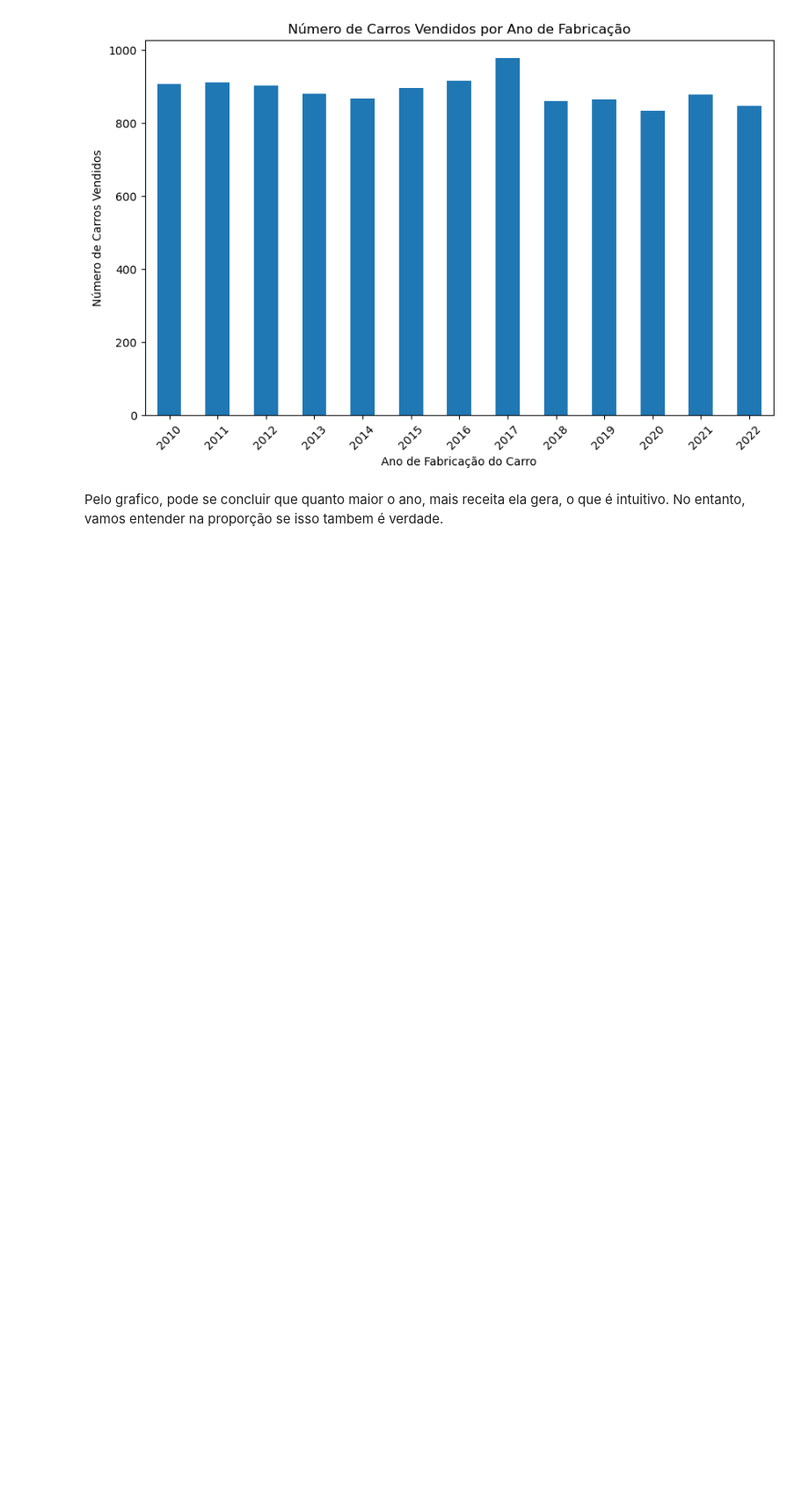
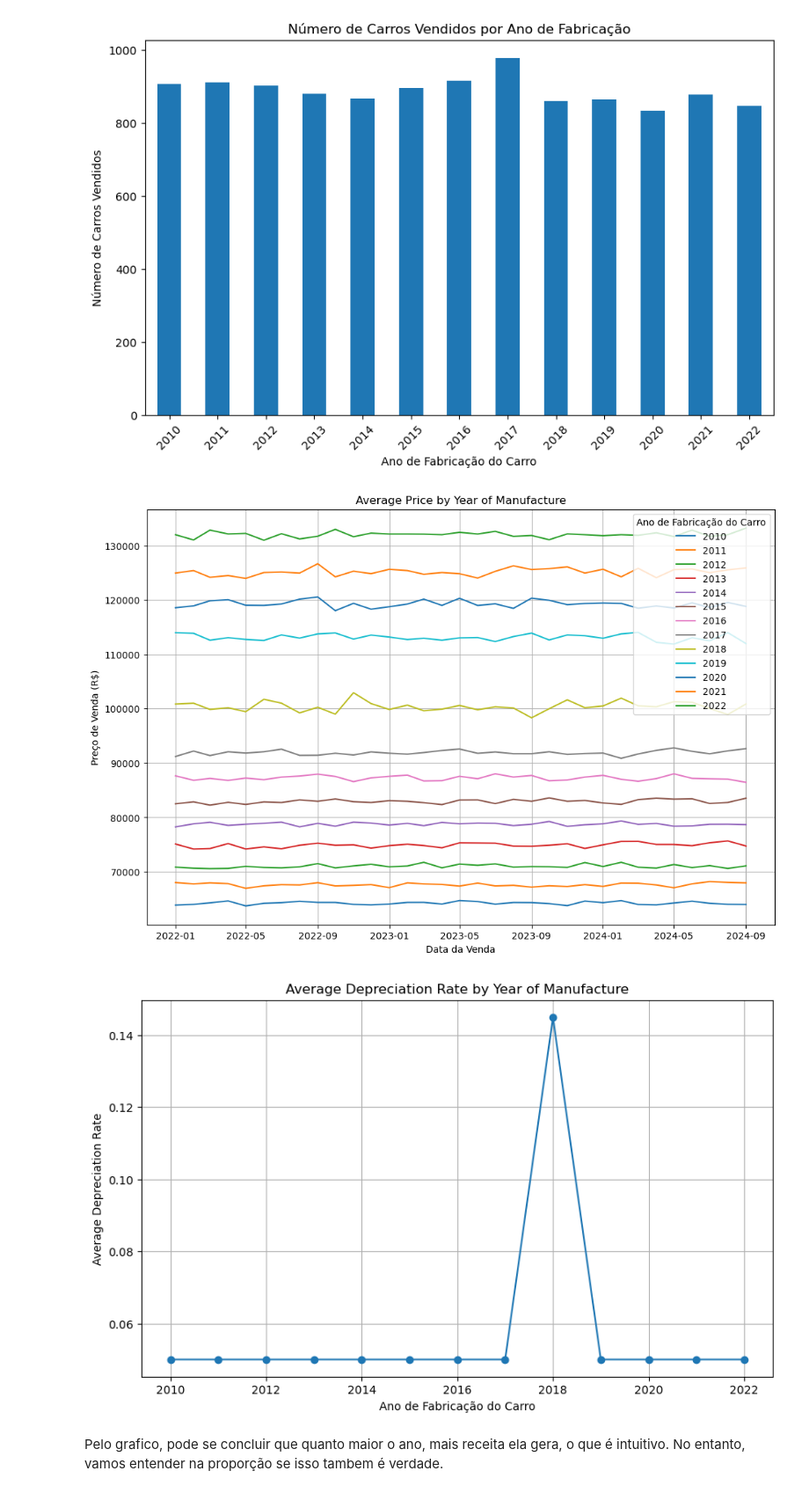
Before and after one commit to Henrique-Albuquerque2/PS-IJR-Grupo10, a Jupyter notebook: AnaliseVendas.ipynb, the cells around one changed output. Shown at 88% size. Saved outputs shown, nothing was run; the diff lists cells and outputs as text; code cells hidden in the pictures; blank space fills up the shorter version.

```diff
--- a/AnaliseVendas.ipynb
+++ b/AnaliseVendas.ipynb
@@ -580,6 +580,47 @@ plt.xticks(rotation=45)
 plt.show()
 # %% [output]
 [figure]
+# %%
+# Plotar gráfico de linha sendo no eixo X a data da venda do carro, e no eixo Y o preço médio de venda do carro nessa data, fazer isso para cada ano de fabricação do carro
+# Group by 'Data da Venda' and 'Ano de Fabricação do Carro' and calculate the average 'Preço de Venda (R$)'
+average_price_by_year = db_alterado.groupby(['Data da Venda', 'Ano de Fabricação do Carro'])['Preço de Venda (R$)'].mean()
+
+# Reset the index so that 'Data da Venda' and 'Ano de Fabricação do Carro' become columns
+average_price_by_year = average_price_by_year.reset_index()
+
+# Plot the relationship between 'Data da Venda' and 'Preço de Venda (R$)'
+plt.figure(figsize=(12, 8))
+for year in average_price_by_year['Ano de Fabricação do Carro'].unique():
+    data = average_price_by_year[average_price_by_year['Ano de Fabricação do Carro'] == year]
+    plt.plot(data['Data da Venda'], data['Preço de Venda (R$)'], label=year)
+plt.title('Average Price by Year of Manufacture')
+plt.xlabel('Data da Venda')
+plt.ylabel('Preço de Venda (R$)')
+plt.legend(title='Ano de Fabricação do Carro')
+plt.grid(True)
+plt.show()
+
+# Passe esse grpafico para um excel
+average_price_by_year.to_excel('average_price_by_year.xlsx', index=False)
+
+# Calcule a média da desvalorização do preco de venda do carro por ano de fabricação em porcentagem
+# Calculate the average depreciation rate by year of manufacture
+average_depreciation_rate = db_alterado.groupby('Ano de Fabricação do Carro')['Preço de Venda (R$)'].apply(lambda x: (x.max() - x.min()) / x.max())
+
+# Reset the index so that 'Ano de Fabricação do Carro' becomes a column
+average_depreciation_rate = average_depreciation_rate.reset_index()
+
+# Plot the relationship between 'Ano de Fabricação do Carro' and the average depreciation rate
+plt.figure(figsize=(10, 6))
+plt.plot(average_depreciation_rate['Ano de Fabricação do Carro'], average_depreciation_rate['Preço de Venda (R$)'], marker='o')
+plt.title('Average Depreciation Rate by Year of Manufacture')
+plt.xlabel('Ano de Fabricação do Carro')
+plt.ylabel('Average Depreciation Rate')
+plt.grid(True)
+plt.show()
+# %% [output]
+[figure, added]
+[figure, added]
 # %% [markdown]
 Pelo grafico, pode se concluir que quanto maior o ano, mais receita ela gera, o que é intuitivo. No entanto, vamos entender na proporção se isso tambem é verdade.
 # %%
```
Also changed, not shown: 2 other files.
